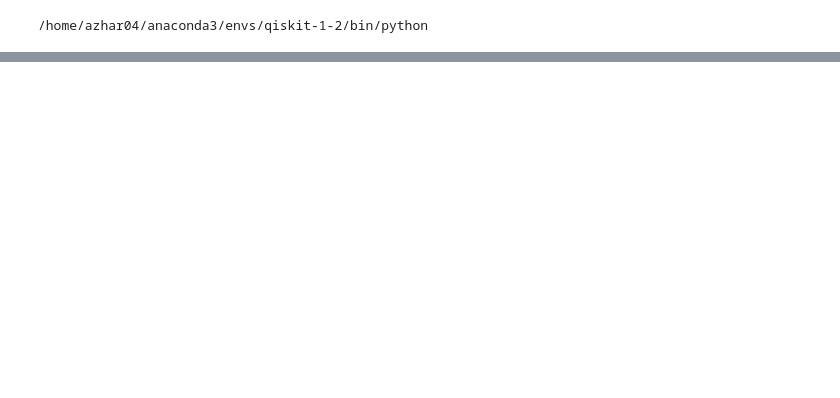
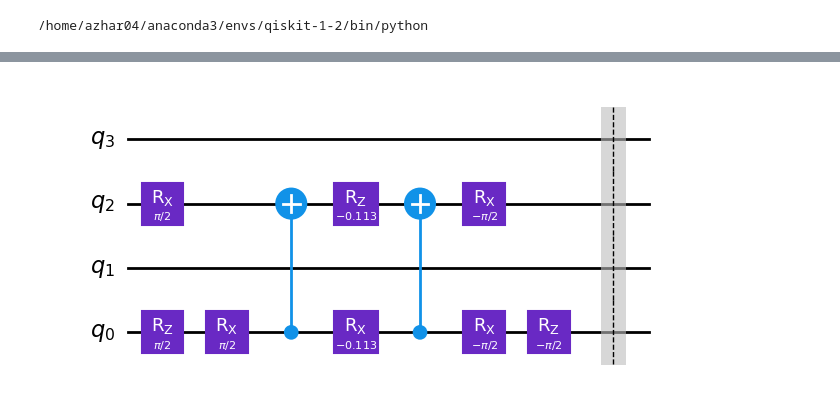
Before and after one commit to azhar-ikhtiarudin/ShotOptimization-ADAPT-VQE, a Jupyter notebook: ADAPT-VQE/s_adapt_vqe.ipynb, the cells around one changed output, grey strips where cells are left out. Saved outputs shown, nothing was run; the diff lists cells and outputs as text; code cells hidden in the pictures; blank space fills up the shorter version.

```diff
--- a/ADAPT-VQE/s_adapt_vqe.ipynb
+++ b/ADAPT-VQE/s_adapt_vqe.ipynb
@@ -64,0 +171,5 @@ Jumlah Iterasi ADAPT-VQE: 9
+# %%
+qc = pool.get_circuit([1], data.result.ansatz.coefficients)
+qc.draw(reverse_bits=True)
+# %% [output]
+[figure, added]
```
Also changed, not shown: parts of 13 cells of this notebook, 2 other files.
